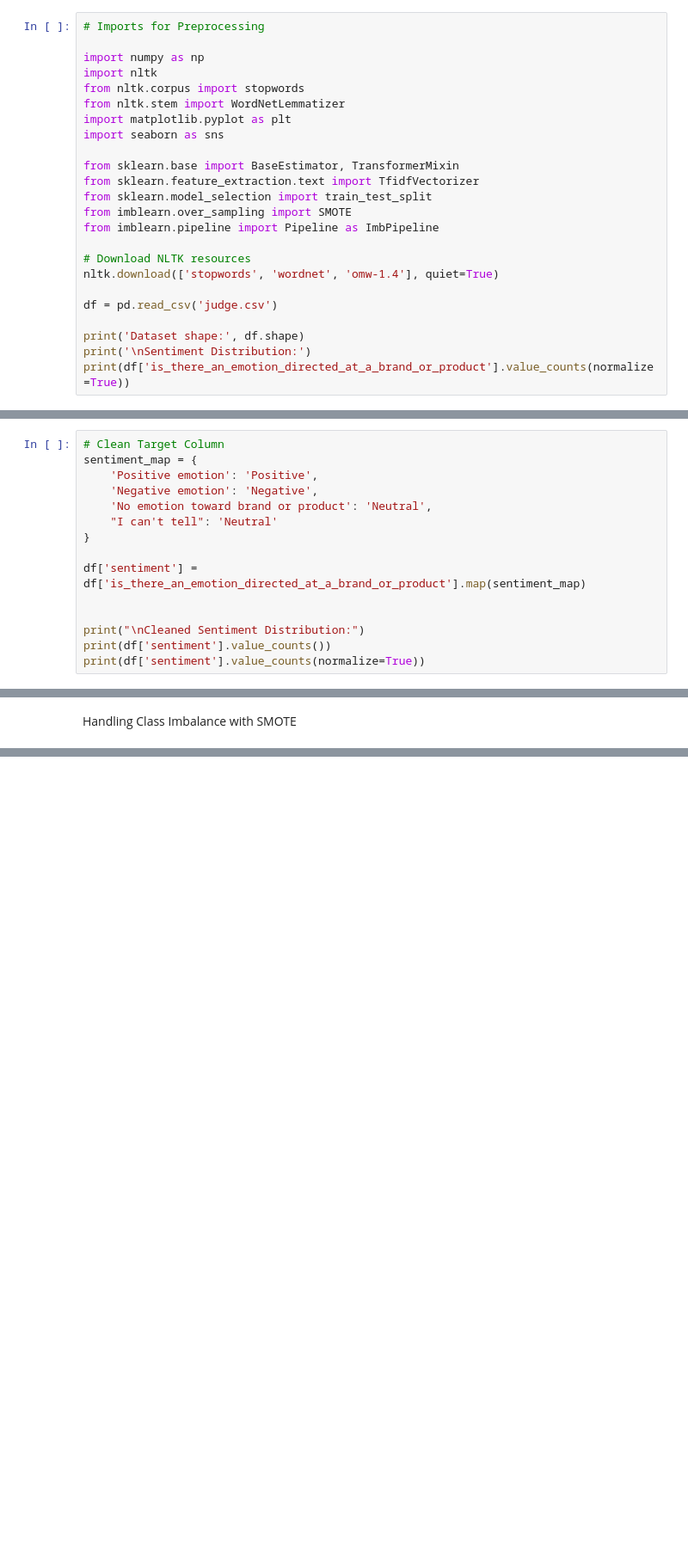
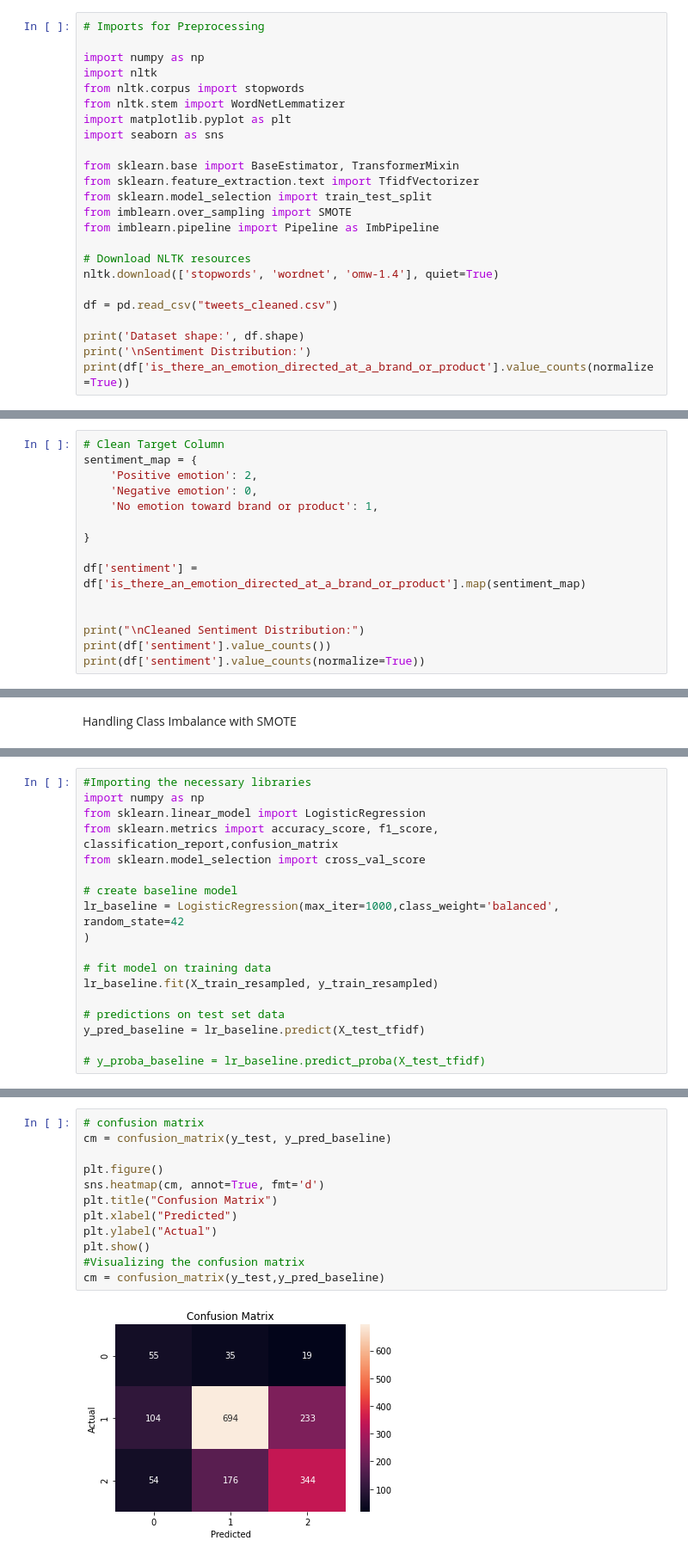
Before and after one commit to Dc-qwerty/PHASE-4-project-Group1-DS-PT13, a Jupyter notebook: project.ipynb, the cells around one changed output, grey strips where cells are left out. Shown at 86% size. Cells and saved outputs as stored; diff of their text form; blank space fills up the shorter version.

Commit message:
Created the baseline logistic model

```diff
--- a/project.ipynb
+++ b/project.ipynb
@@ -322,7 +315,7 @@ from imblearn.pipeline import Pipeline as ImbPipeline
 # Download NLTK resources
 nltk.download(['stopwords', 'wordnet', 'omw-1.4'], quiet=True)
 
-df = pd.read_csv('judge.csv')
+df = pd.read_csv("tweets_cleaned.csv")
 
 print('Dataset shape:', df.shape)
 print('\nSentiment Distribution:')
@@ -342,10 +333,10 @@ Map Target to Clean Sentiment Labels
 # %%
 # Clean Target Column
 sentiment_map = {
-    'Positive emotion': 'Positive',
-    'Negative emotion': 'Negative',
-    'No emotion toward brand or product': 'Neutral',
-    "I can't tell": 'Neutral'
+    'Positive emotion': 2,
+    'Negative emotion': 0,
+    'No emotion toward brand or product': 1,
+
 }
 
 df['sentiment'] = df['is_there_an_emotion_directed_at_a_brand_or_product'].map(sentiment_map)
@@ -504,0 +494,18 @@ Name: count, dtype: int64
+# %%
+#Importing the necessary libraries
+import numpy as np
+from sklearn.linear_model import LogisticRegression
+from sklearn.metrics import accuracy_score, f1_score, classification_report,confusion_matrix
+from sklearn.model_selection import cross_val_score
+
+# create baseline model
+lr_baseline = LogisticRegression(max_iter=1000,class_weight='balanced', random_state=42
+)
+
+# fit model on training data
+lr_baseline.fit(X_train_resampled, y_train_resampled)
+
+# predictions on test set data
+y_pred_baseline = lr_baseline.predict(X_test_tfidf)
+
+# y_proba_baseline = lr_baseline.predict_proba(X_test_tfidf)
@@ -504,0 +541,14 @@ Name: count, dtype: int64
+# %%
+# confusion matrix
+cm = confusion_matrix(y_test, y_pred_baseline)
+
+plt.figure()
+sns.heatmap(cm, annot=True, fmt='d')
+plt.title("Confusion Matrix")
+plt.xlabel("Predicted")
+plt.ylabel("Actual")
+plt.show()
+#Visualizing the confusion matrix
+cm = confusion_matrix(y_test,y_pred_baseline)
+# %% [output]
+[figure, added]
```
Also changed, not shown: parts of 33 cells of this notebook, 1 other file.
